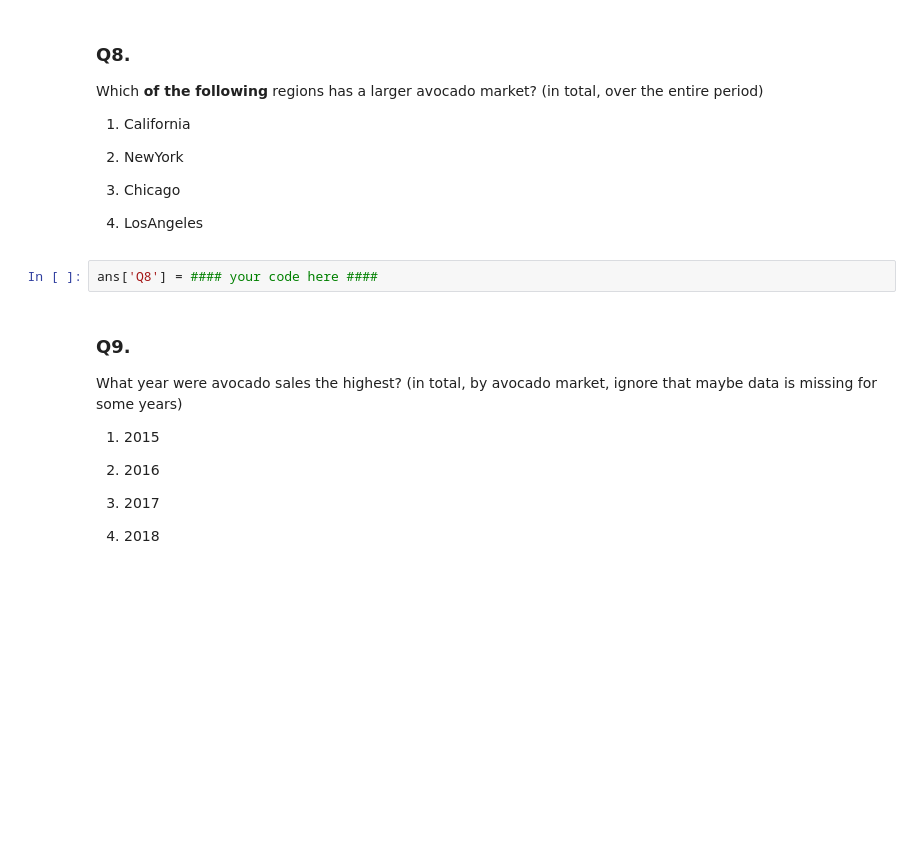
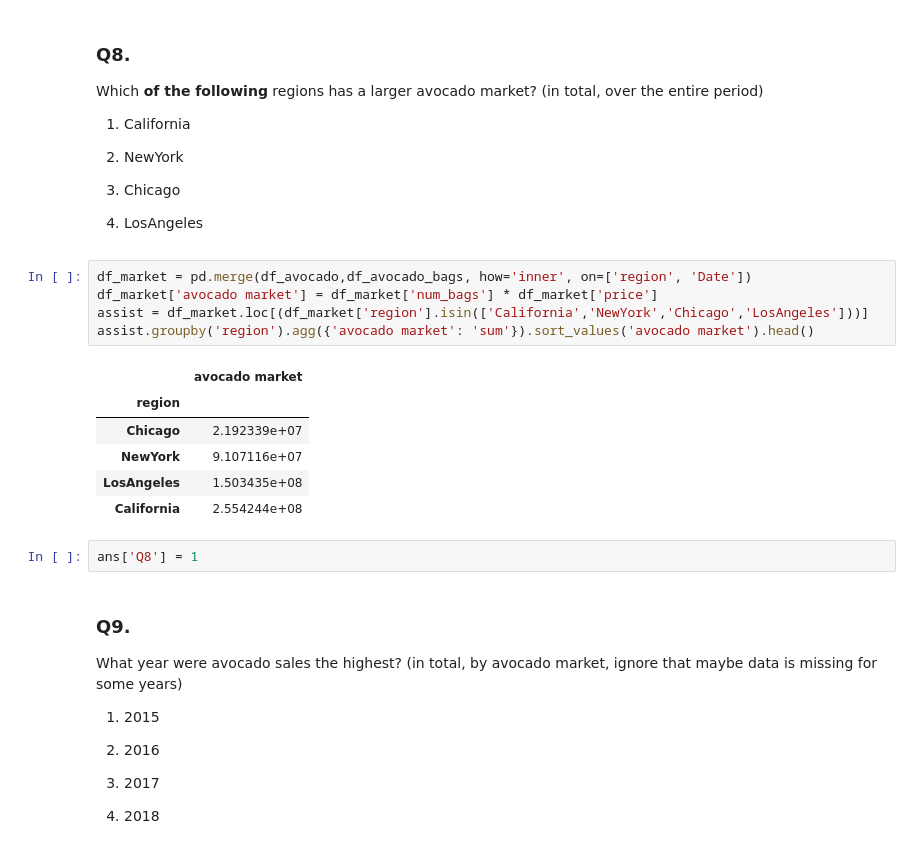
Before and after one commit to MatanTalvi10/Intro-To-DS, a Jupyter notebook: HW2.ipynb, the cells around one changed output. Cells and saved outputs as stored; diff of their text form; blank space fills up the shorter version.

```diff
--- a/HW2.ipynb
+++ b/HW2.ipynb
@@ -250,8 +250,20 @@ Which **of the following** regions has a larger avocado market? (in total, over
 3. Chicago
 
 4. LosAngeles
+# %%
+df_market = pd.merge(df_avocado,df_avocado_bags, how='inner', on=['region', 'Date'])
+df_market['avocado market'] = df_market['num_bags'] * df_market['price']
+assist = df_market.loc[(df_market['region'].isin(['California','NewYork','Chicago','LosAngeles']))]
+assist.groupby('region').agg({'avocado market': 'sum'}).sort_values('avocado market').head()
+# %% [output]
+|  | avocado market |
+| region |  |
+| Chicago | 2.192339e+07 |
+| NewYork | 9.107116e+07 |
+| LosAngeles | 1.503435e+08 |
+| California | 2.554244e+08 |
 # %%
-ans['Q8'] = #### your code here ####
+ans['Q8'] = 1
 # %% [markdown]
 ### Q9.
 What year were avocado sales the highest? (in total, by avocado market, ignore that maybe data is missing for some years)
```
Also changed, not shown: parts of 9 cells of this notebook, 1 other file.
